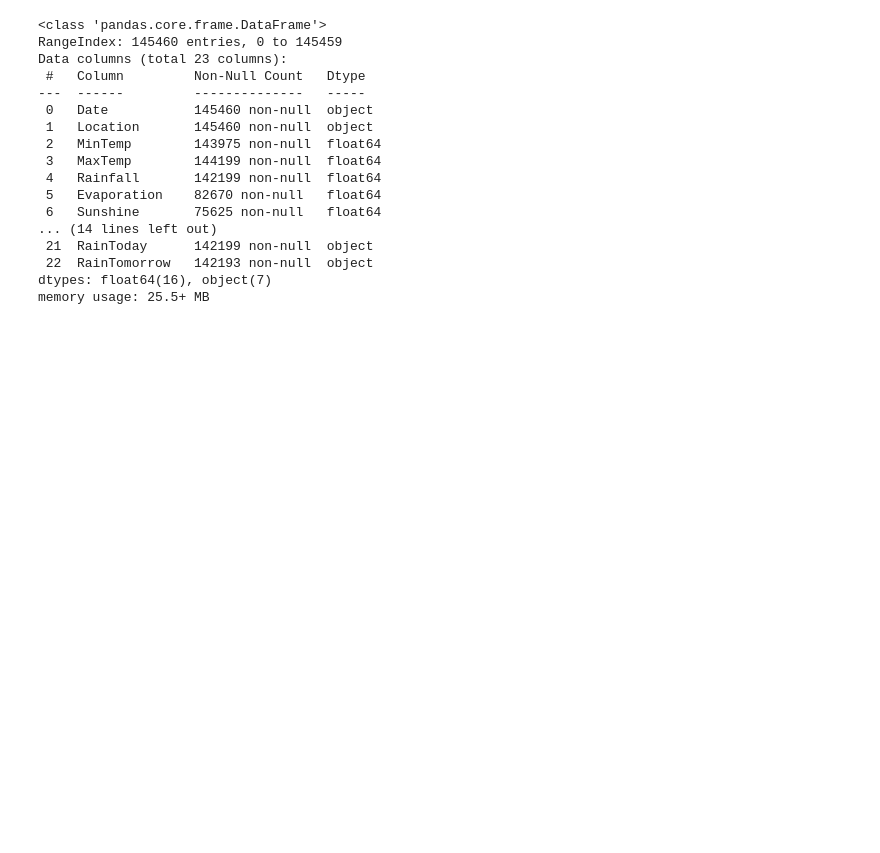
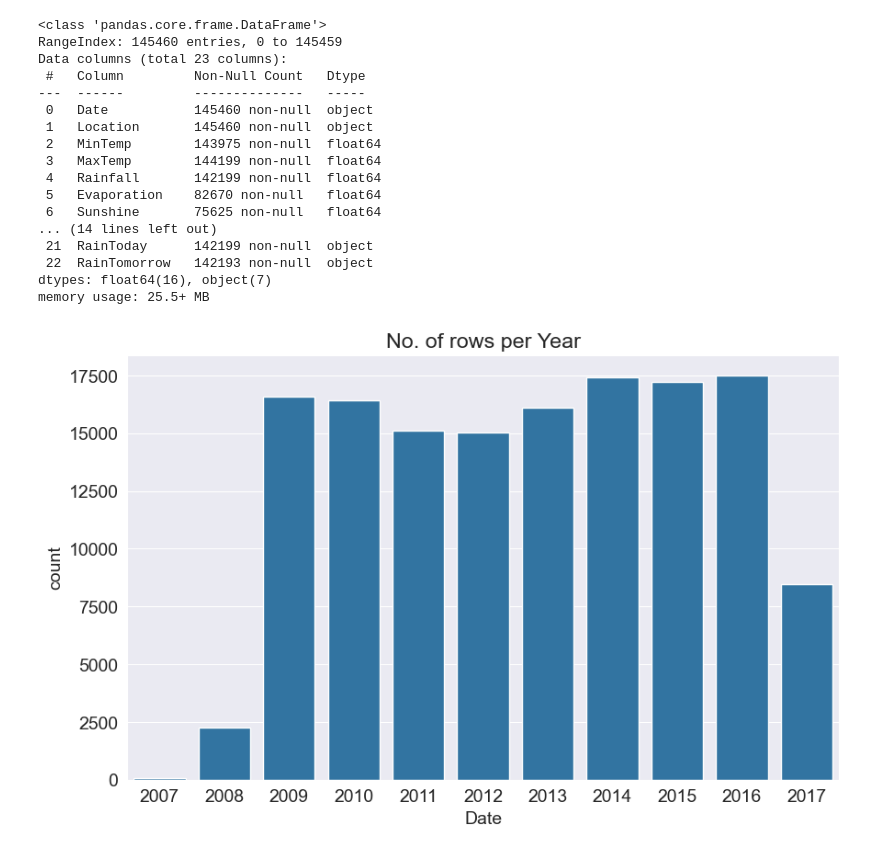
Before and after one commit to starkMrSnow/Weather-prediction, a Jupyter notebook: australia-pred.ipynb, the cells around one changed output. Cells and saved outputs as stored; diff of their text form; code cells hidden in the pictures; blank space fills up the shorter version.

```diff
--- a/australia-pred.ipynb
+++ b/australia-pred.ipynb
@@ -78,3 +78,8 @@ dtypes: float64(16), object(7)
 memory usage: 25.5+ MB
 # %%
 raw_df.dropna(subset=['RainTomorrow'], inplace=True)
+# %%
+plt.title('No. of rows per Year')
+sns.countplot(x=pd.to_datetime(raw_df.Date).dt.year);
+# %% [output]
+[figure, added]
```
